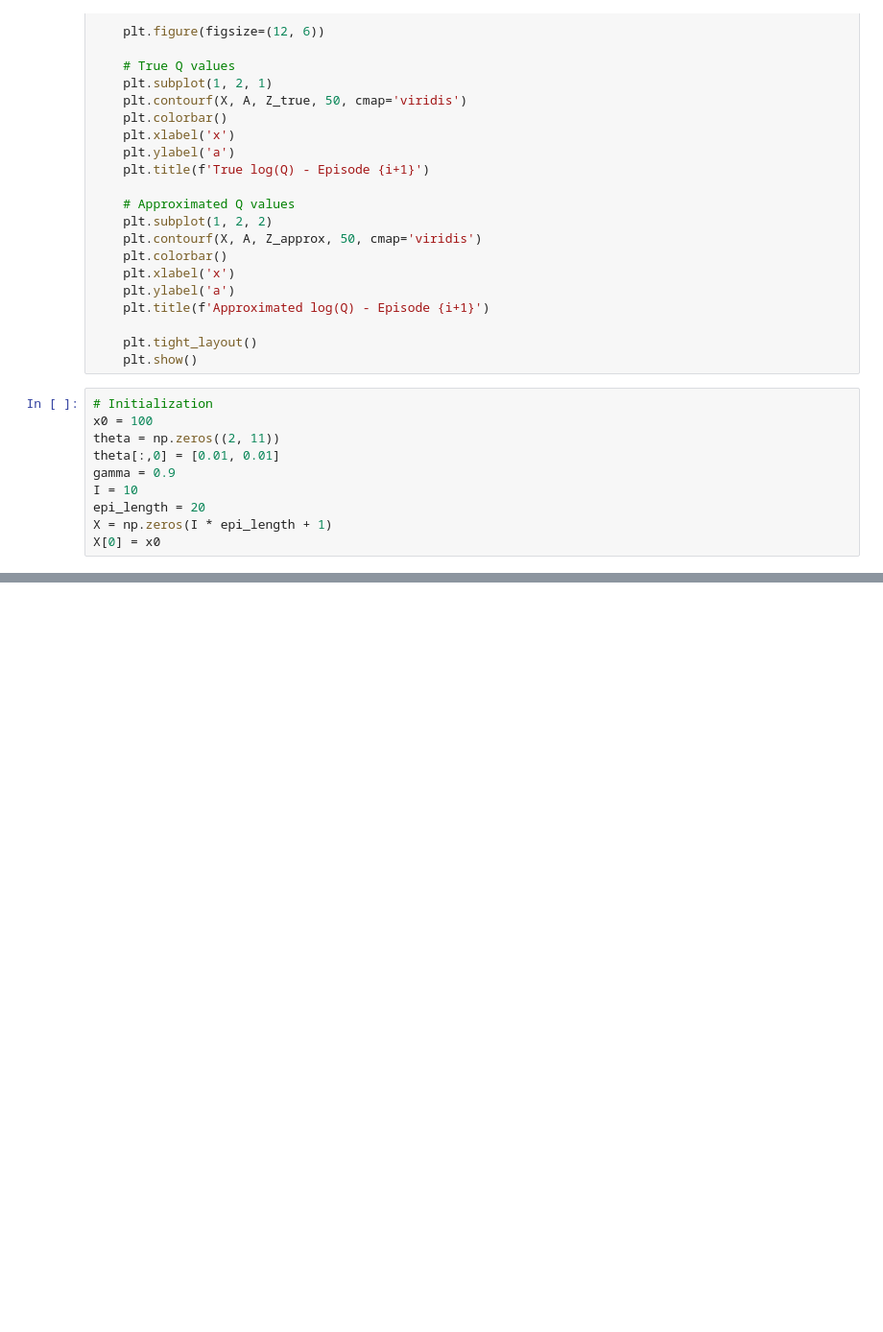
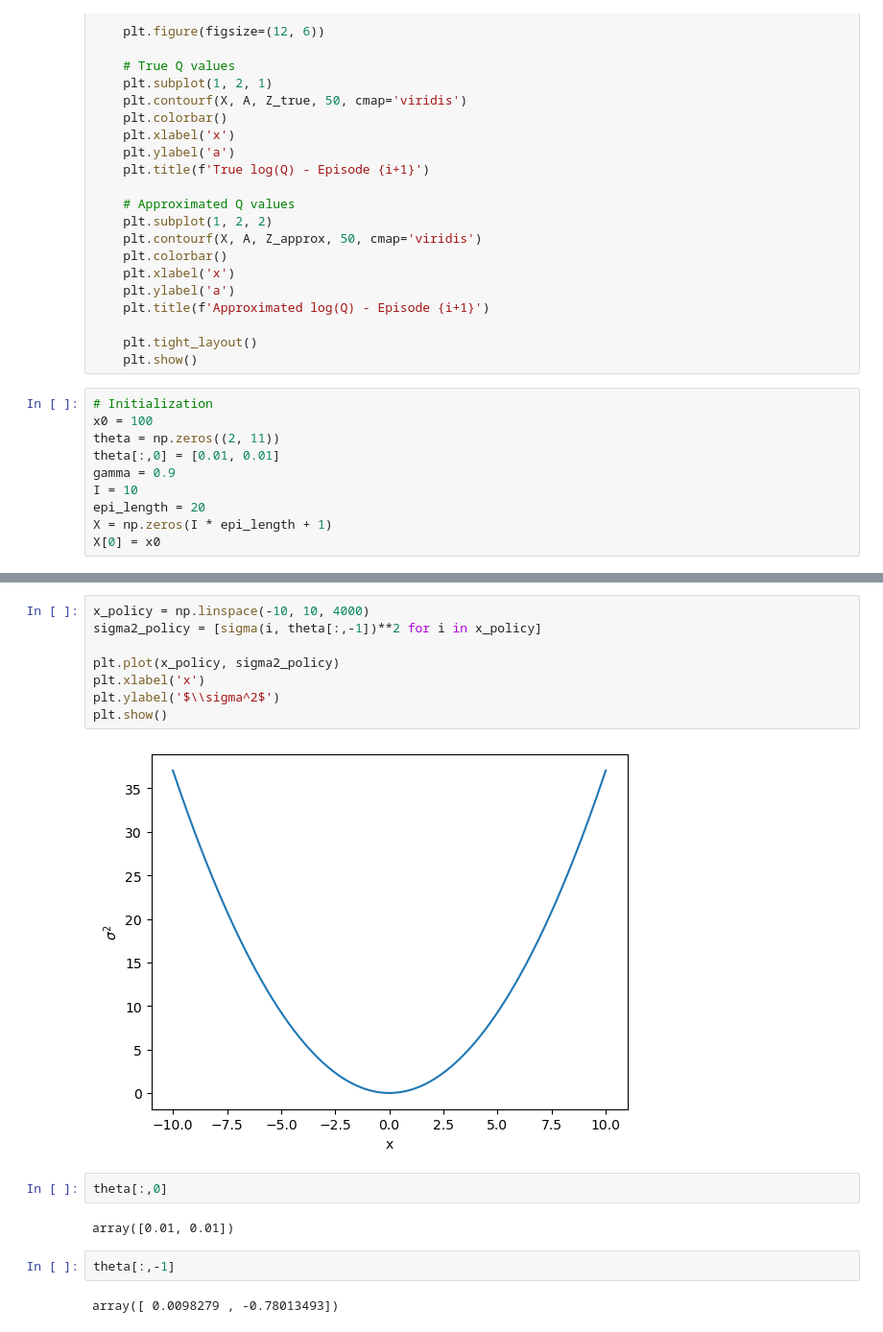
Before and after one commit to congyewang/Reinforcement-Learning-for-Adaptive-MCMC, a Jupyter notebook: Python/OLS_linear_rl.ipynb, the cells around one changed output, grey strips where cells are left out. Shown at 96% size. Cells and saved outputs as stored; diff of their text form; blank space fills up the shorter version.

```diff
--- a/Python/OLS_linear_rl.ipynb
+++ b/Python/OLS_linear_rl.ipynb
@@ -158,0 +159,18 @@ plt.show()
+# %%
+x_policy = np.linspace(-10, 10, 4000)
+sigma2_policy = [sigma(i, theta[:,-1])**2 for i in x_policy]
+
+plt.plot(x_policy, sigma2_policy)
+plt.xlabel('x')
+plt.ylabel('$\\sigma^2$')
+plt.show()
+# %% [output]
+[figure, added]
+# %%
+theta[:,0]
+# %% [output]
+array([0.01, 0.01])
+# %%
+theta[:,-1]
+# %% [output]
+array([ 0.0098279 , -0.78013493])
```
Also changed, not shown: parts of 1 cell of this notebook, 3 other files.
